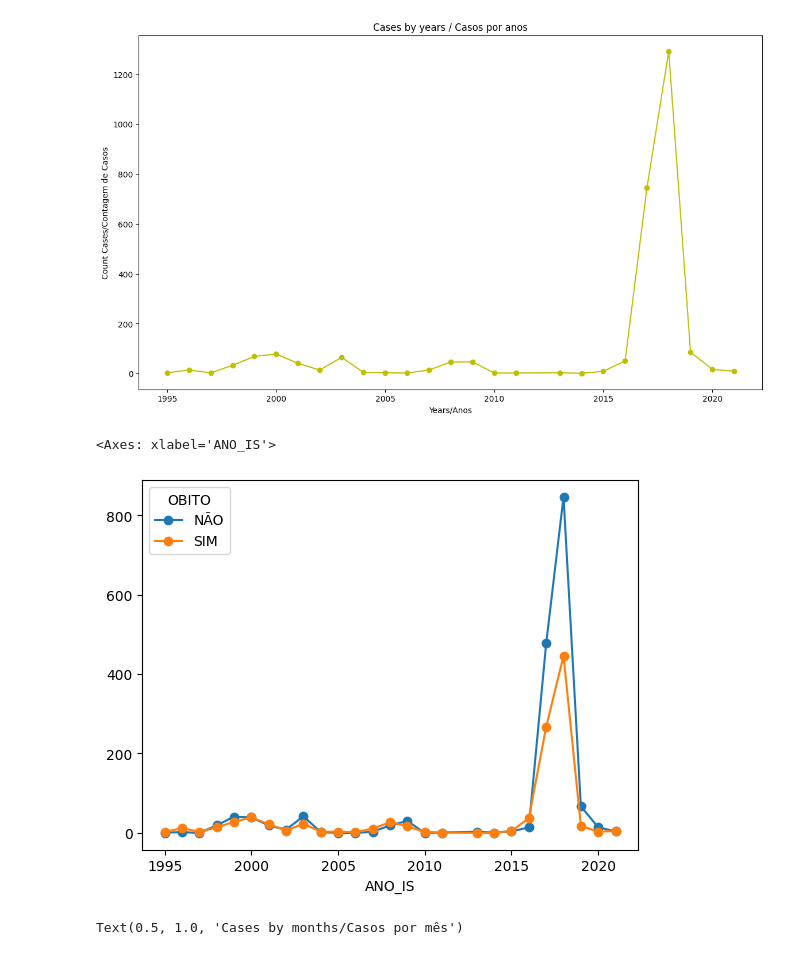
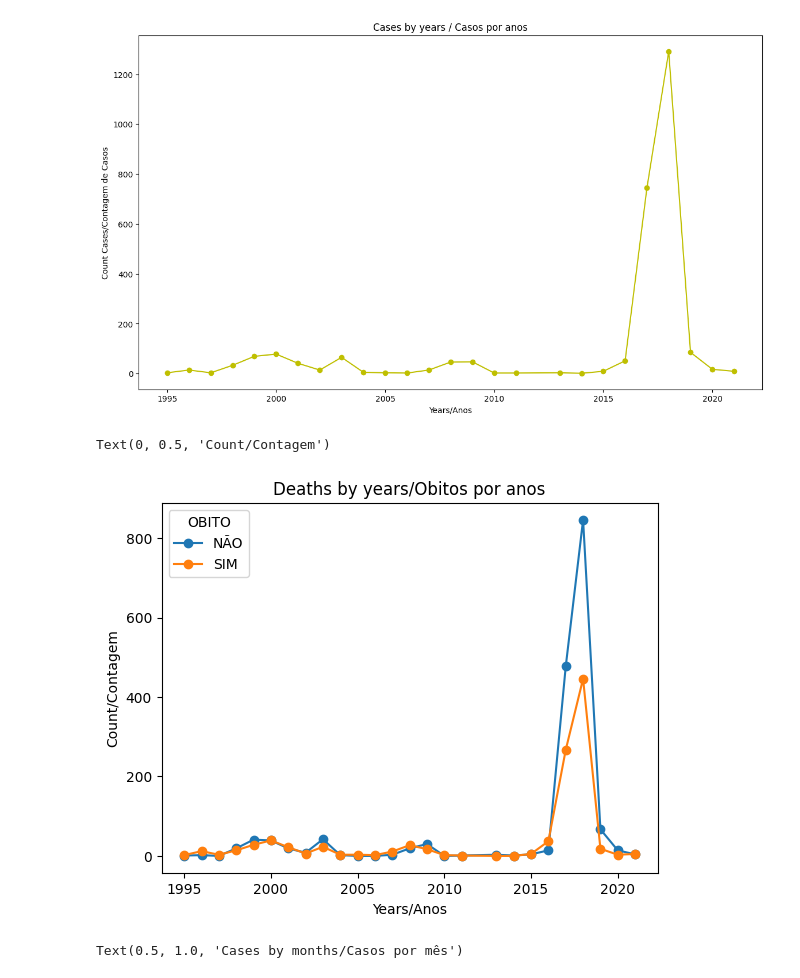
Before and after one commit to Muniz97/Yellow-fever-Febre-Amarela, a Jupyter notebook: 2 - Statistic/Yellow_Fever_Statistic.ipynb, the cells around one changed output. Cells and saved outputs as stored; diff of their text form; code cells hidden in the pictures.

```diff
--- a/2 - Statistic/Yellow_Fever_Statistic.ipynb
+++ b/2 - Statistic/Yellow_Fever_Statistic.ipynb
@@ -111,10 +123,13 @@ Text(0.5, 1.0, 'Cases by years / Casos por anos')
 # %%
 dados_agrupados = dados.groupby(['ANO_IS','OBITO']).size().unstack(fill_value = 0)
 
 dados_agrupados.plot(kind = 'line', marker = 'o')
+plt.title('Deaths by years/Obitos por anos')
+plt.xlabel('Years/Anos')
+plt.ylabel('Count/Contagem')
 # %% [output]
-<Axes: xlabel='ANO_IS'>
+Text(0, 0.5, 'Count/Contagem')
-[figure, old version]
+[figure, new version]
 # %%
 plt.figure(figsize = (14,8))
 dados['MES_IS'].value_counts().sort_index().plot(kind='bar', color = 'red')
```
Also changed, not shown: parts of 4 cells of this notebook.
